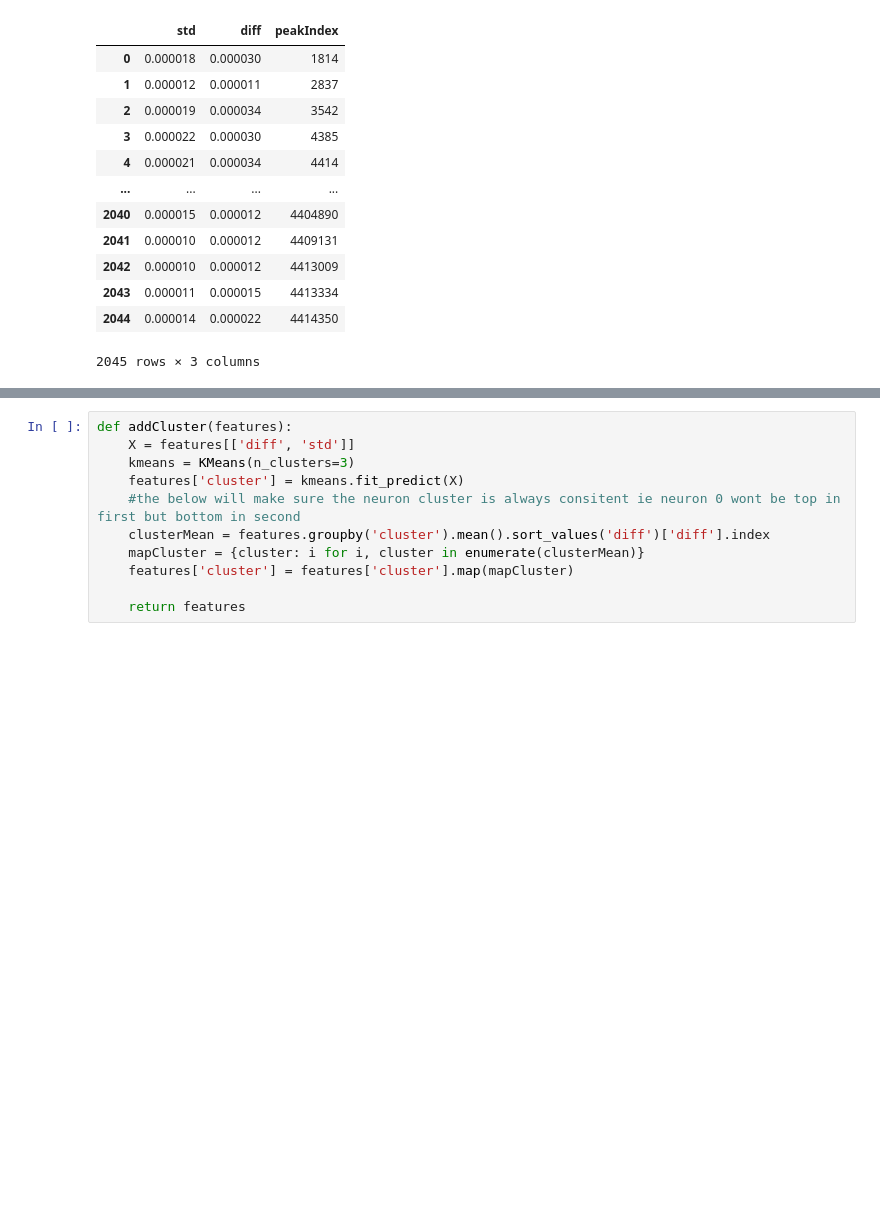
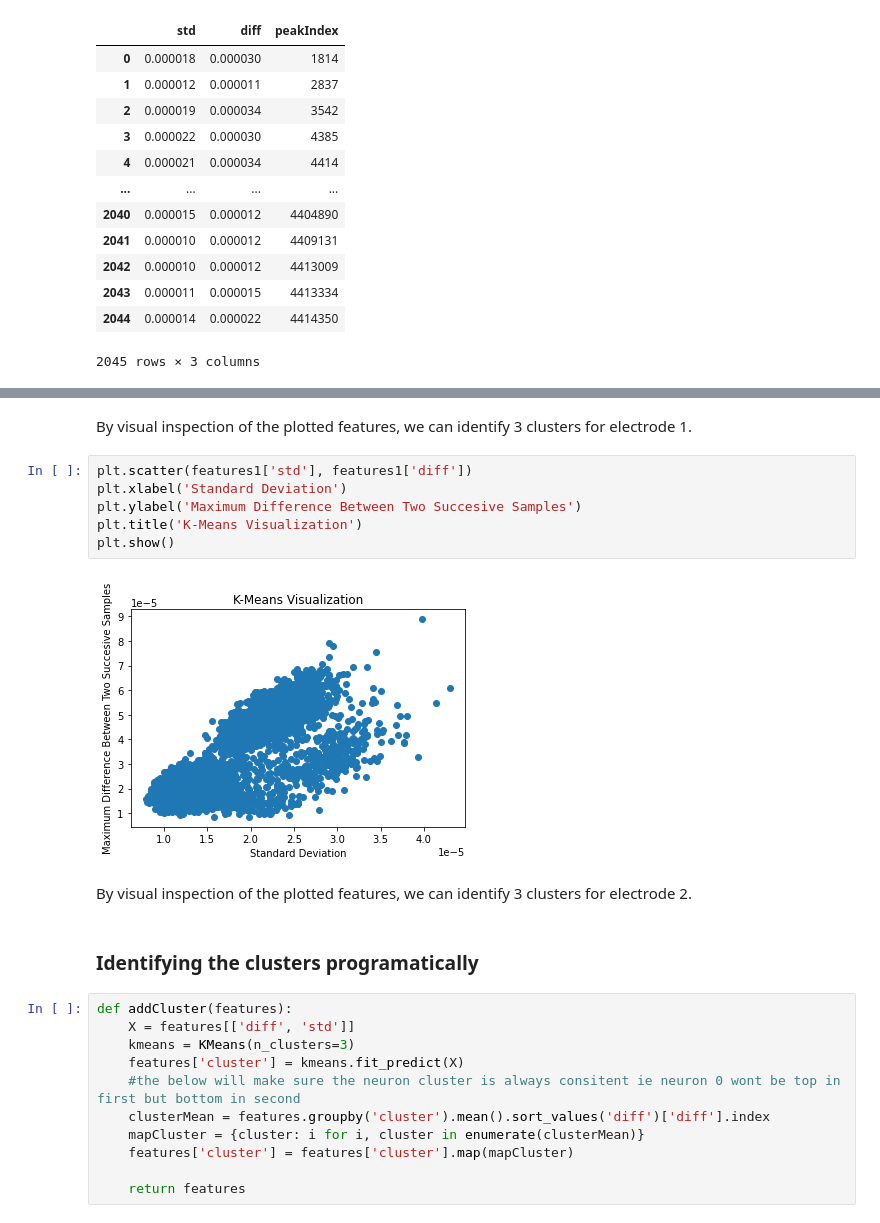
Before and after one commit to omarelwaliely/SpikeSorting, a Jupyter notebook: spikeSort.ipynb, the cells around one changed output, grey strips where cells are left out. Cells and saved outputs as stored; diff of their text form; blank space fills up the shorter version.

```diff
--- a/spikeSort.ipynb
+++ b/spikeSort.ipynb
@@ -106,3 +129,17 @@ features2
+# %% [markdown]
+By visual inspection of the plotted features, we can identify 3 clusters for electrode 1.
+# %%
+plt.scatter(features1['std'], features1['diff'])
+plt.xlabel('Standard Deviation')
+plt.ylabel('Maximum Difference Between Two Succesive Samples')
+plt.title('K-Means Visualization')
+plt.show()
+# %% [output]
+[figure, added]
+# %% [markdown]
+By visual inspection of the plotted features, we can identify 3 clusters for electrode 2.
+# %% [markdown]
+### Identifying the clusters programatically
 # %%
 def addCluster(features):
     X = features[['diff', 'std']]
```
Also changed, not shown: parts of 19 cells of this notebook.
